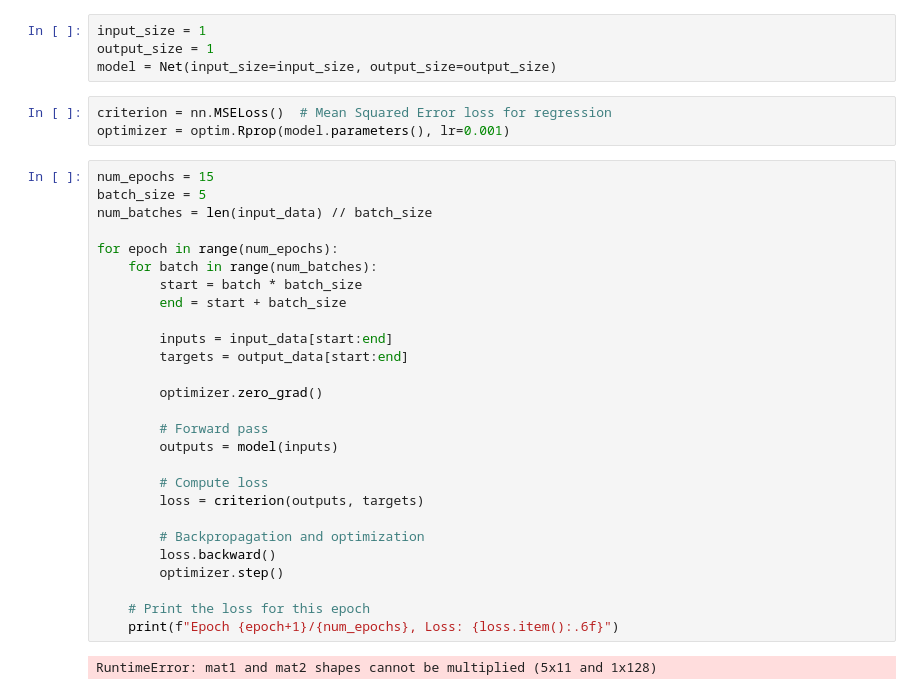
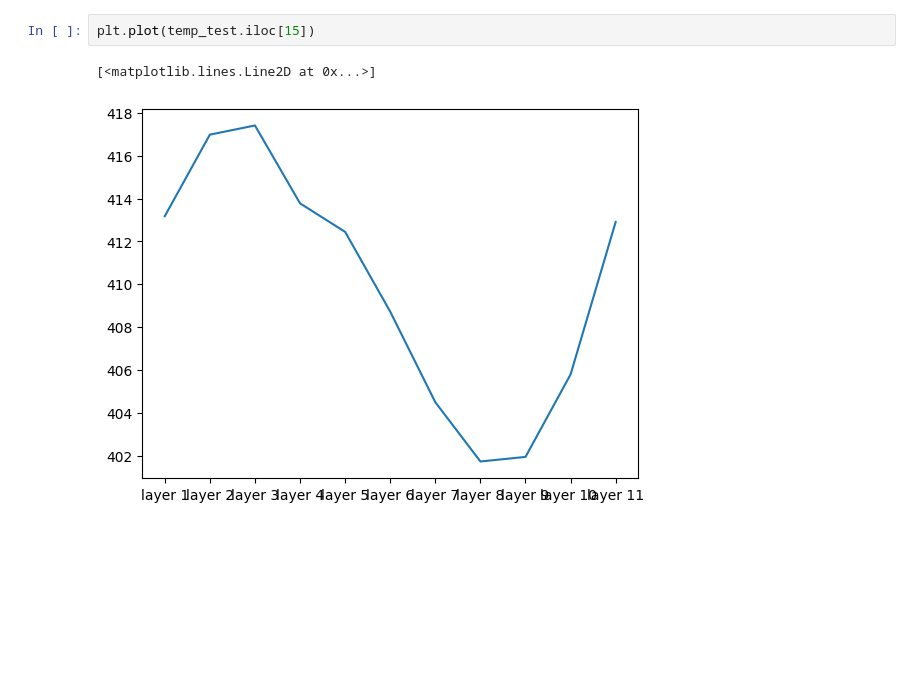
Before and after one commit to iAmBrig12/REU_AI_Thermography, a Jupyter notebook: data_exploration.ipynb, the cells around one changed output. Drawn from its saved outputs; the diff is of its cells as text; blank space fills up the shorter version.

```diff
--- a/data_exploration.ipynb
+++ b/data_exploration.ipynb
@@ -99,36 +35,5 @@ class Net(nn.Module):
-# %%
-input_size = 1
-output_size = 1
-model = Net(input_size=input_size, output_size=output_size)
-# %%
-criterion = nn.MSELoss()  # Mean Squared Error loss for regression
-optimizer = optim.Rprop(model.parameters(), lr=0.001)
-# %%
-num_epochs = 15
-batch_size = 5
-num_batches = len(input_data) // batch_size
-
-for epoch in range(num_epochs):
-    for batch in range(num_batches):
-        start = batch * batch_size
-        end = start + batch_size
-
-        inputs = input_data[start:end]
-        targets = output_data[start:end]
-
-        optimizer.zero_grad()
-
-        # Forward pass
-        outputs = model(inputs)
-
-        # Compute loss
-        loss = criterion(outputs, targets)
-
-        # Backpropagation and optimization
-        loss.backward()
-        optimizer.step()
-
-    # Print the loss for this epoch
-    print(f"Epoch {epoch+1}/{num_epochs}, Loss: {loss.item():.6f}")
-# %% [output]
-RuntimeError: mat1 and mat2 shapes cannot be multiplied (5x11 and 1x128)
+# %%
+plt.plot(temp_test.iloc[15])
+# %% [output]
+[<matplotlib.lines.Line2D at 0x...>]
+[figure, added]
```
Also changed, not shown: parts of 12 cells of this notebook, 1 other file.
